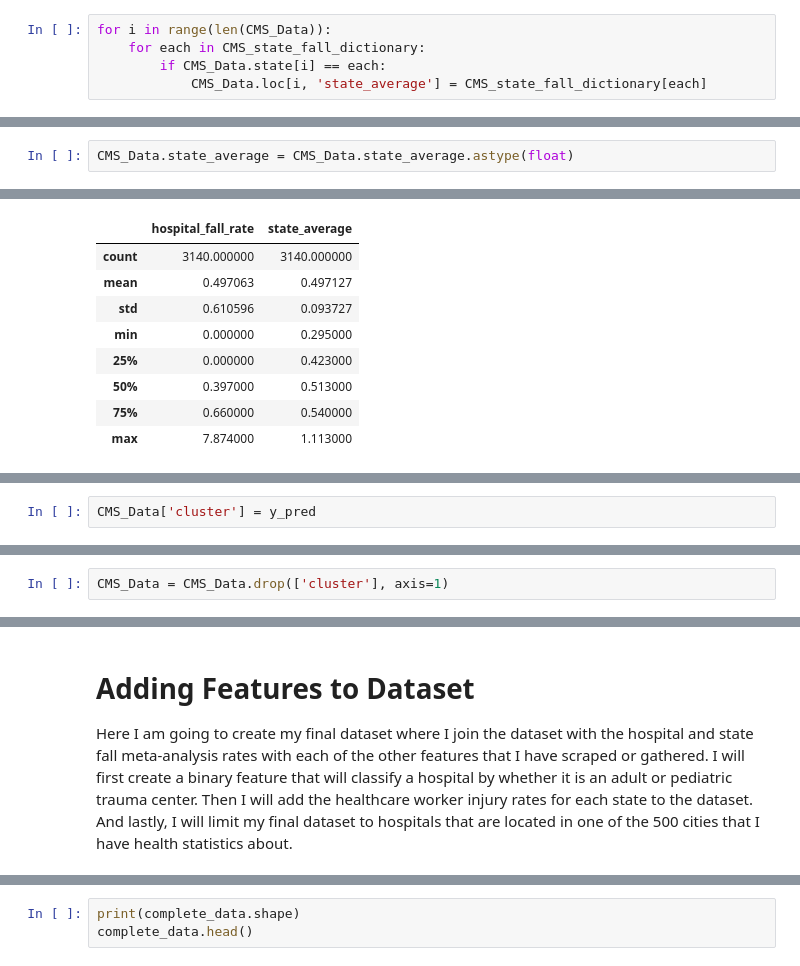
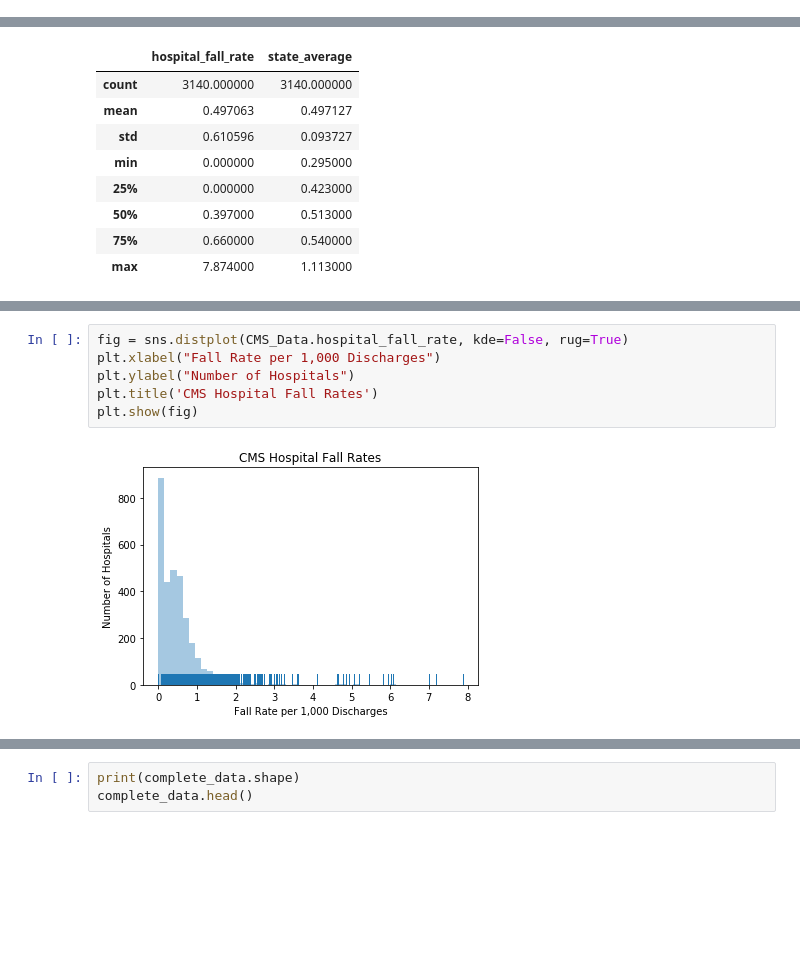
Before and after one commit to BDSpecial/Thinkful-Assignments, a Jupyter notebook: Capstone Presentation.ipynb, the cells around one changed output, grey strips where cells are left out. Cells and saved outputs as stored; diff of their text form; blank space fills up the shorter version.

```diff
--- a/Capstone Presentation.ipynb
+++ b/Capstone Presentation.ipynb
@@ -450,5 +105,0 @@ Now I am inserting these newly calculated state_average fall rates into the appr
-# %%
-for i in range(len(CMS_Data)):
-    for each in CMS_state_fall_dictionary:
-        if CMS_Data.state[i] == each:
-            CMS_Data.loc[i, 'state_average'] = CMS_state_fall_dictionary[each]
@@ -464,2 +105,0 @@ dtype: object
-# %%
-CMS_Data.state_average = CMS_Data.state_average.astype(float)
@@ -516,2 +117,0 @@ row_0
-# %%
-CMS_Data['cluster'] = y_pred
@@ -537,2 +117,0 @@ From this clustering, it appears that the hospital fall rate is evenly distribut
-# %%
-CMS_Data = CMS_Data.drop(['cluster'], axis=1)
@@ -1491,4 +118,8 @@ py.iplot(fig)
-# %% [markdown]
-# Adding Features to Dataset
-
-Here I am going to create my final dataset where I join the dataset with the hospital and state fall meta-analysis rates with each of the other features that I have scraped or gathered. I will first create a binary feature that will classify a hospital by whether it is an adult or pediatric trauma center. Then I will add the healthcare worker injury rates for each state to the dataset. And lastly, I will limit my final dataset to hospitals that are located in one of the 500 cities that I have health statistics about.
+# %%
+fig = sns.distplot(CMS_Data.hospital_fall_rate, kde=False, rug=True)
+plt.xlabel("Fall Rate per 1,000 Discharges")
+plt.ylabel("Number of Hospitals")
+plt.title('CMS Hospital Fall Rates')
+plt.show(fig)
+# %% [output]
+[figure, added]
```
Also changed, not shown: parts of 268 cells of this notebook.
